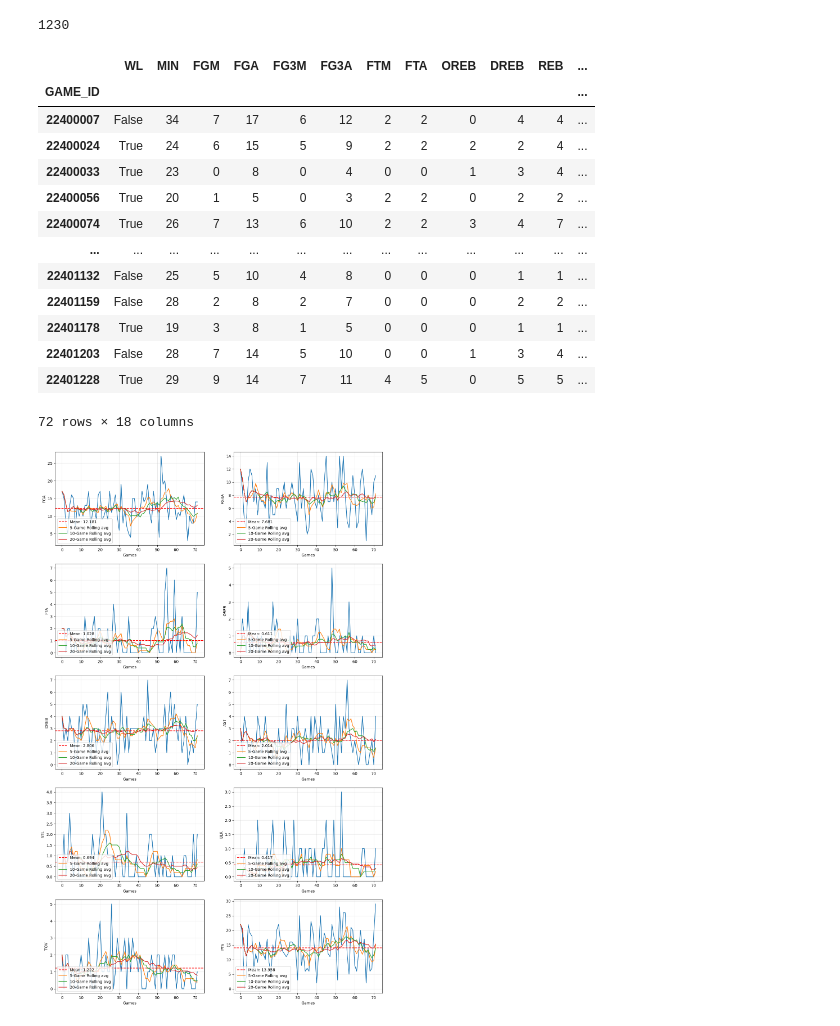
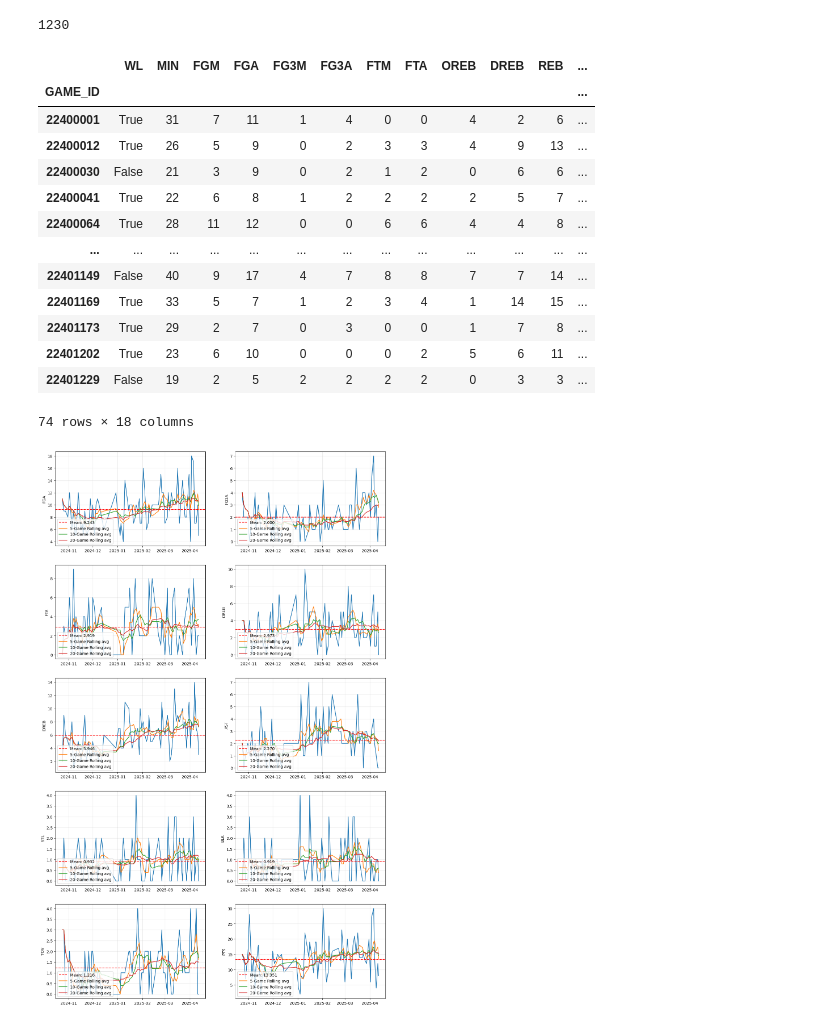
Before and after one commit to lorenzoliuzzo/MBAI, a Jupyter notebook: notebooks/rollingavg.ipynb, the cells around one changed output. Drawn from its saved outputs; the diff is of its cells as text; code cells hidden in the pictures.

```diff
--- a/notebooks/rollingavg.ipynb
+++ b/notebooks/rollingavg.ipynb
@@ -28,3 +47,5 @@ df = combined_df[combined_df['TEAM_ID'] == current_team_id].drop('TEAM_ID', axis
+# %%
+team_schedule_df = schedule_df[schedule_df['GAME_ID'].isin(df['GAME_ID'])]
 # %%
 df = df.set_index('GAME_ID').sort_index()
 # %%
@@ -51,27 +72,25 @@ n_rows = math.ceil(len(cols2avg) / 2)
 fig, axes = plt.subplots(n_rows, 2, figsize=(15, 5*n_rows))
 axes = axes.flatten()
 
-game_range = range(len(df.index))
-
+game_dates = team_schedule_df['GAME_DATE']
 for i, col in enumerate(cols2avg):
     ax = axes[i]
-    ax.set_xlabel("Games")
     ax.set_ylabel(col)
 
     data = df[col]
-    ax.plot(game_range, data)
+    ax.plot(game_dates, data)
 
     mean = data.mean()
     ax.axhline(y=mean, color='red', linestyle='--', label=f'Mean: {mean:.3f}')
 
     avg5 = data.rolling(window=5, min_periods=1).mean()
-    ax.plot(game_range, avg5, label='5-Game Rolling avg')
+    ax.plot(game_dates, avg5, label='5-Game Rolling avg')
 
     avg10 = data.rolling(window=10, min_periods=1).mean()
-    ax.plot(game_range, avg10, label='10-Game Rolling avg')
+    ax.plot(game_dates, avg10, label='10-Game Rolling avg')
 
     avg20 = data.rolling(window=20, min_periods=1).mean()
-    ax.plot(game_range, avg20, label='20-Game Rolling avg')
+    ax.plot(game_dates, avg20, label='20-Game Rolling avg')
 
     ax.legend(loc="lower left")
     ax.grid(True, alpha=0.3)
@@ -93,6 +112,6 @@ len(players_dfs)
 player_combined_df = pd.concat(players_dfs).drop('SEASON_ID', axis=1).reset_index(drop=True)
 # %%
 player_ids = player_combined_df['PLAYER_ID'].unique()
-current_player_id = player_ids[100]
+current_player_id = player_ids[300]
 # %%
 P_df = player_combined_df[player_combined_df['PLAYER_ID'] == current_player_id].drop('PLAYER_ID', axis=1)
@@ -99,0 +118,2 @@ P_df = P_df.set_index('GAME_ID').sort_index()
+# %%
+player_schedule_df = schedule_df[schedule_df['GAME_ID'].isin(P_df['GAME_ID'])]
@@ -102,50 +124,49 @@ P_df
 # %% [output]
 |  | WL | MIN | FGM | FGA | FG3M | FG3A | FTM | FTA | OREB | DREB | REB | ... |
 | GAME_ID |  |  |  |  |  |  |  |  |  |  |  | ... |
-| 22400007 | False | 34 | 7 | 17 | 6 | 12 | 2 | 2 | 0 | 4 | 4 | ... |
-| 22400024 | True | 24 | 6 | 15 | 5 | 9 | 2 | 2 | 2 | 2 | 4 | ... |
-| 22400033 | True | 23 | 0 | 8 | 0 | 4 | 0 | 0 | 1 | 3 | 4 | ... |
-| 22400056 | True | 20 | 1 | 5 | 0 | 3 | 2 | 2 | 0 | 2 | 2 | ... |
-| 22400074 | True | 26 | 7 | 13 | 6 | 10 | 2 | 2 | 3 | 4 | 7 | ... |
+| 22400001 | True | 31 | 7 | 11 | 1 | 4 | 0 | 0 | 4 | 2 | 6 | ... |
+| 22400012 | True | 26 | 5 | 9 | 0 | 2 | 3 | 3 | 4 | 9 | 13 | ... |
+| 22400030 | False | 21 | 3 | 9 | 0 | 2 | 1 | 2 | 0 | 6 | 6 | ... |
+| 22400041 | True | 22 | 6 | 8 | 1 | 2 | 2 | 2 | 2 | 5 | 7 | ... |
+| 22400064 | True | 28 | 11 | 12 | 0 | 0 | 6 | 6 | 4 | 4 | 8 | ... |
 | ... | ... | ... | ... | ... | ... | ... | ... | ... | ... | ... | ... | ... |
-| 22401132 | False | 25 | 5 | 10 | 4 | 8 | 0 | 0 | 0 | 1 | 1 | ... |
-| 22401159 | False | 28 | 2 | 8 | 2 | 7 | 0 | 0 | 0 | 2 | 2 | ... |
-| 22401178 | True | 19 | 3 | 8 | 1 | 5 | 0 | 0 | 0 | 1 | 1 | ... |
-| 22401203 | False | 28 | 7 | 14 | 5 | 10 | 0 | 0 | 1 | 3 | 4 | ... |
-| 22401228 | True | 29 | 9 | 14 | 7 | 11 | 4 | 5 | 0 | 5 | 5 | ... |
+| 22401149 | False | 40 | 9 | 17 | 4 | 7 | 8 | 8 | 7 | 7 | 14 | ... |
+| 22401169 | True | 33 | 5 | 7 | 1 | 2 | 3 | 4 | 1 | 14 | 15 | ... |
+| 22401173 | True | 29 | 2 | 7 | 0 | 3 | 0 | 0 | 1 | 7 | 8 | ... |
+| 22401202 | True | 23 | 6 | 10 | 0 | 0 | 0 | 2 | 5 | 6 | 11 | ... |
+| 22401229 | False | 19 | 2 | 5 | 2 | 2 | 2 | 2 | 0 | 3 | 3 | ... |
-72 rows × 18 columns
+74 rows × 18 columns
 # %%
 cols2avg = ['FGA', 'FG3A', 'FTA', 'OREB', 'DREB', 'AST', 'STL', 'BLK', 'TOV', 'PTS']
 # %%
 n_rows = math.ceil(len(cols2avg) / 2)
 fig, axes = plt.subplots(n_rows, 2, figsize=(15, 5*n_rows))
 axes = axes.flatten()
 
-game_range = range(len(P_df.index))
+game_dates = player_schedule_df['GAME_DATE']
 
 for i, col in enumerate(cols2avg):
     ax = axes[i]
-    ax.set_xlabel("Games")
     ax.set_ylabel(col)
 
     data = P_df[col]
-    ax.plot(game_range, data)
+    ax.plot(game_dates, data)
 
     mean = data.mean()
     ax.axhline(y=mean, color='red', linestyle='--', label=f'Mean: {mean:.3f}')
 
     avg5 = data.rolling(window=5, min_periods=1).mean()
-    ax.plot(game_range, avg5, label='5-Game Rolling avg')
+    ax.plot(game_dates, avg5, label='5-Game Rolling avg')
 
     avg10 = data.rolling(window=10, min_periods=1).mean()
-    ax.plot(game_range, avg10, label='10-Game Rolling avg')
+    ax.plot(game_dates, avg10, label='10-Game Rolling avg')
 
     avg20 = data.rolling(window=20, min_periods=1).mean()
-    ax.plot(game_range, avg20, label='20-Game Rolling avg')
+    ax.plot(game_dates, avg20, label='20-Game Rolling avg')
 
     ax.legend(loc="lower left")
     ax.grid(True, alpha=0.3)
 
     ax.plot()
 # %% [output]
-[figure, old version]
+[figure, new version]
```
Also changed, not shown: parts of 6 cells of this notebook.
